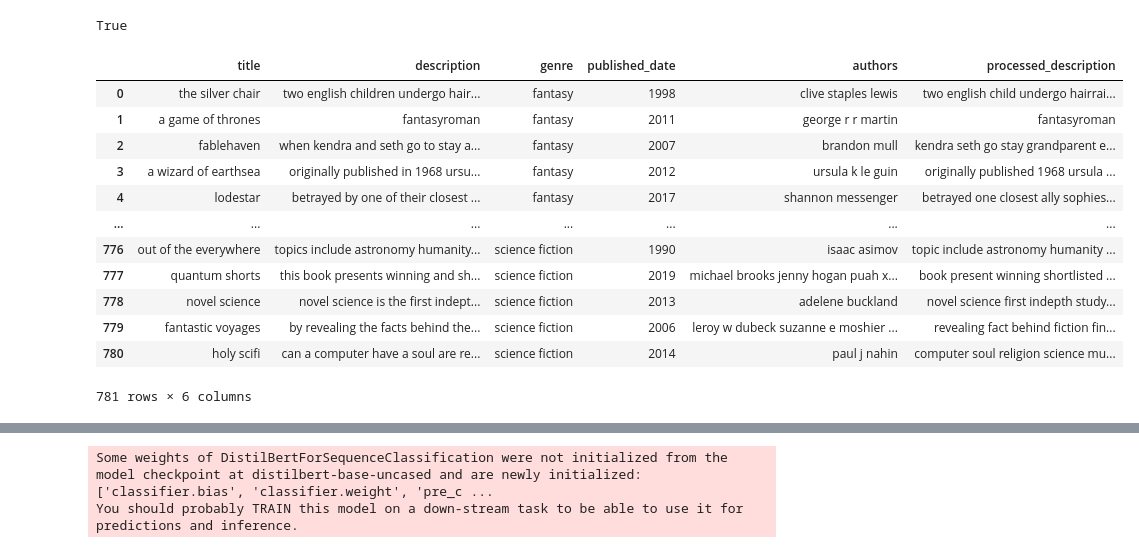
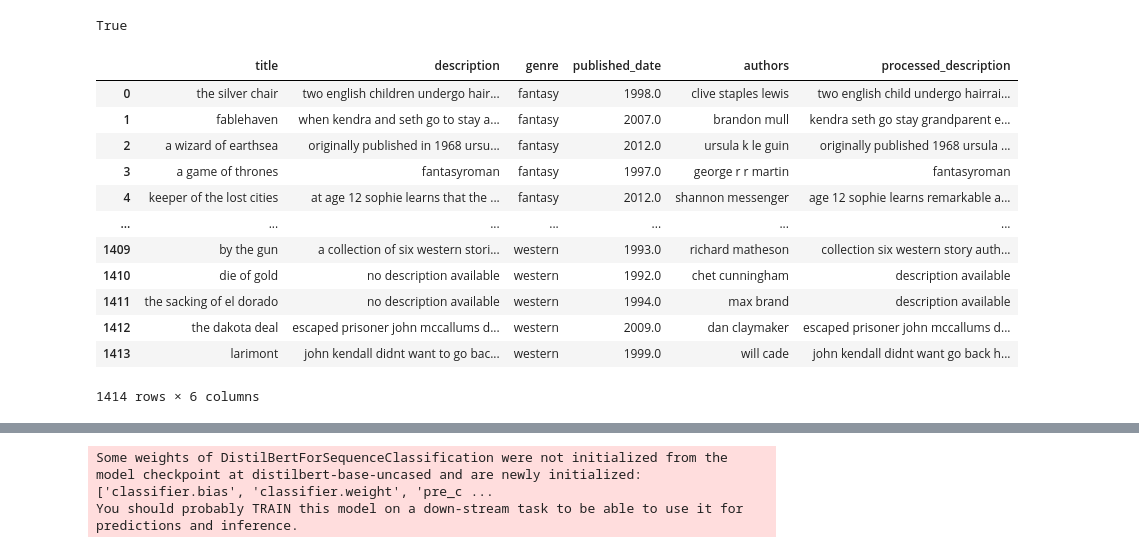
Before and after one commit to Jorgen85Lex/Book_Blurb_Capstone, a Jupyter notebook: notebooks/modeling.ipynb, the cells around one changed output, grey strips where cells are left out. Cells and saved outputs as stored; diff of their text form; code cells hidden in the pictures.

```diff
--- a/notebooks/modeling.ipynb
+++ b/notebooks/modeling.ipynb
@@ -59,20 +60,20 @@ def preprocess(text_description):
     tokens = [lemmatizer.lemmatize(word) for word in tokens if word not in stop_words]
     return " ".join(tokens)
 # %%
-allbooksprocessed = pd.read_csv('../data/allbooksprocessed.csv')
-allbooksprocessed
+allbooksaddedprocessed = pd.read_csv('../data/allbooksaddedprocessed.csv')
+allbooksaddedprocessed
 # %% [output]
 |  | title | description | genre | published_date | authors | processed_description |
-| 0 | the silver chair | two english children undergo hair... | fantasy | 1998 | clive staples lewis | two english child undergo hairrai... |
-| 1 | a game of thrones | fantasyroman | fantasy | 2011 | george r r martin | fantasyroman |
-| 2 | fablehaven | when kendra and seth go to stay a... | fantasy | 2007 | brandon mull | kendra seth go stay grandparent e... |
-| 3 | a wizard of earthsea | originally published in 1968 ursu... | fantasy | 2012 | ursula k le guin | originally published 1968 ursula ... |
-| 4 | lodestar | betrayed by one of their closest ... | fantasy | 2017 | shannon messenger | betrayed one closest ally sophies... |
+| 0 | the silver chair | two english children undergo hair... | fantasy | 1998.0 | clive staples lewis | two english child undergo hairrai... |
+| 1 | fablehaven | when kendra and seth go to stay a... | fantasy | 2007.0 | brandon mull | kendra seth go stay grandparent e... |
+| 2 | a wizard of earthsea | originally published in 1968 ursu... | fantasy | 2012.0 | ursula k le guin | originally published 1968 ursula ... |
+| 3 | a game of thrones | fantasyroman | fantasy | 1997.0 | george r r martin | fantasyroman |
+| 4 | keeper of the lost cities | at age 12 sophie learns that the ... | fantasy | 2012.0 | shannon messenger | age 12 sophie learns remarkable a... |
 | ... | ... | ... | ... | ... | ... | ... |
-| 776 | out of the everywhere | topics include astronomy humanity... | science fiction | 1990 | isaac asimov | topic include astronomy humanity ... |
-| 777 | quantum shorts | this book presents winning and sh... | science fiction | 2019 | michael brooks jenny hogan puah x... | book present winning shortlisted ... |
-| 778 | novel science | novel science is the first indept... | science fiction | 2013 | adelene buckland | novel science first indepth study... |
-| 779 | fantastic voyages | by revealing the facts behind the... | science fiction | 2006 | leroy w dubeck suzanne e moshier ... | revealing fact behind fiction fin... |
-| 780 | holy scifi | can a computer have a soul are re... | science fiction | 2014 | paul j nahin | computer soul religion science mu... |
+| 1409 | by the gun | a collection of six western stori... | western | 1993.0 | richard matheson | collection six western story auth... |
+| 1410 | die of gold | no description available | western | 1992.0 | chet cunningham | description available |
+| 1411 | the sacking of el dorado | no description available | western | 1994.0 | max brand | description available |
+| 1412 | the dakota deal | escaped prisoner john mccallums d... | western | 2009.0 | dan claymaker | escaped prisoner john mccallums d... |
+| 1413 | larimont | john kendall didnt want to go bac... | western | 1999.0 | will cade | john kendall didnt want go back h... |
-781 rows × 6 columns
+1414 rows × 6 columns
 # %%
```
Also changed, not shown: parts of 29 cells of this notebook, 4 other files.
